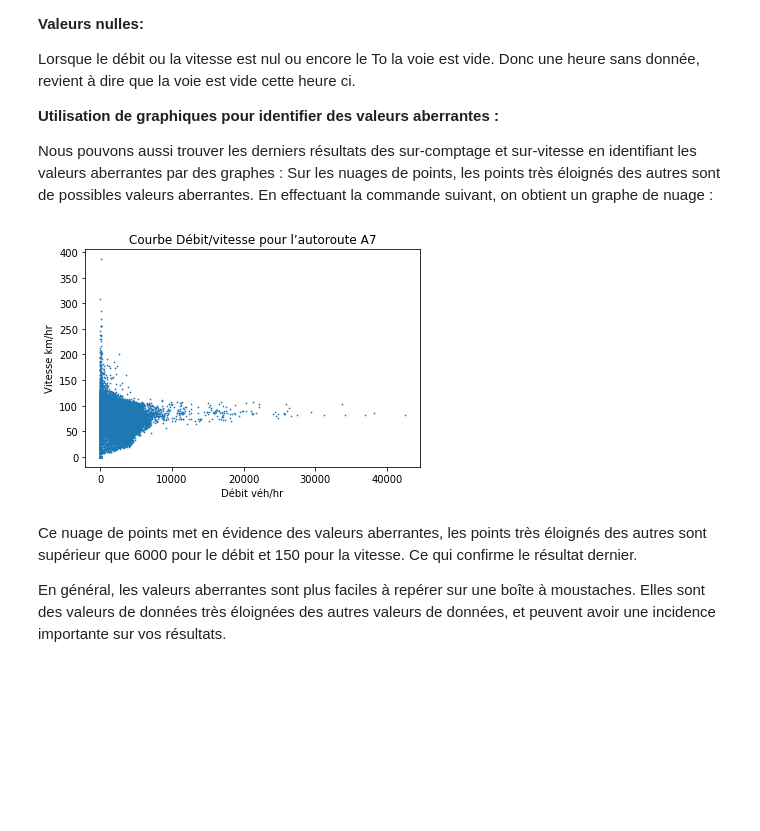
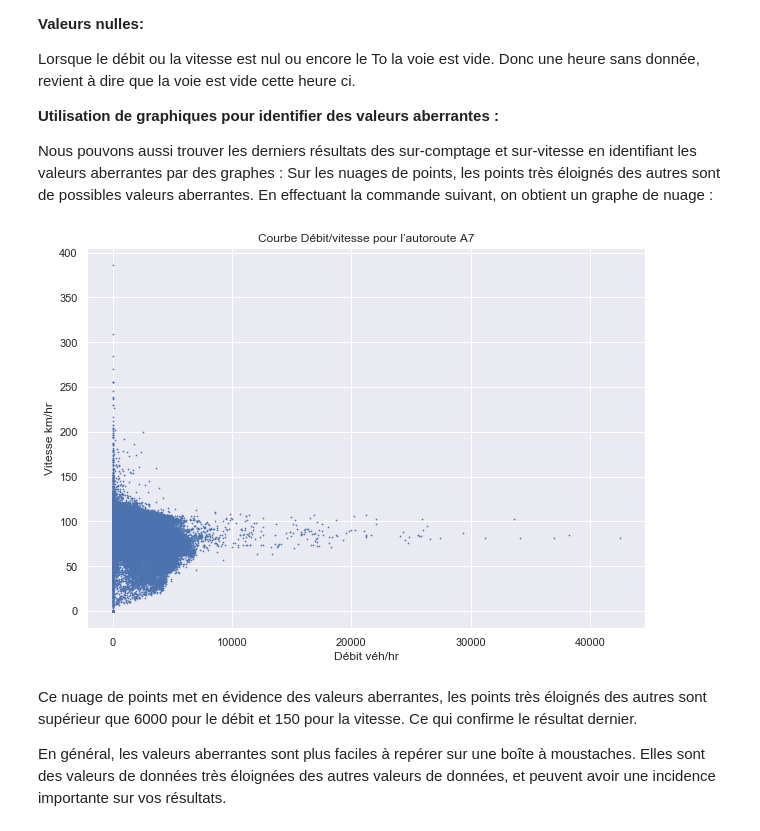
Before and after one commit to Oumayma13/comotagedirmed, a Jupyter notebook: TRAFIC ET COMPTAGES SUR LES AUTOROUTES - Le departement des Bouches-du-Rhone (1).ipynb, the cells around one changed output. Cells and saved outputs as stored; diff of their text form; code cells hidden in the pictures; blank space fills up the shorter version.

```diff
--- a/TRAFIC ET COMPTAGES SUR LES AUTOROUTES - Le departement des Bouches-du-Rhone (1).ipynb
+++ b/TRAFIC ET COMPTAGES SUR LES AUTOROUTES - Le departement des Bouches-du-Rhone (1).ipynb
@@ -254,14 +258,15 @@ Nous pouvons aussi trouver les derniers résultats des sur-comptage et sur-vites
 Sur les nuages de points, les points très éloignés des autres sont de possibles valeurs aberrantes.
 En effectuant la commande suivant, on obtient un graphe de nuage :
 # %%
-import matplotlib.pyplot as plt
+sns.set()
+plt.figure(figsize=(10,7))
 plt.scatter(df3.Q, df3.Vitesse, s =.5)
 plt.title('Courbe Débit/vitesse pour l’autoroute A7')
 plt.xlabel('Débit véh/hr')
 plt.ylabel('Vitesse km/hr')
 plt.show()
 # %% [output]
-[figure, old version]
+[figure, new version]
 # %% [markdown]
 Ce nuage de points met en évidence des valeurs aberrantes, les points très éloignés des autres sont supérieur
  que 6000 pour le débit et 150 pour la vitesse. Ce qui confirme le résultat dernier.
```
Also changed, not shown: parts of 10 cells of this notebook.
